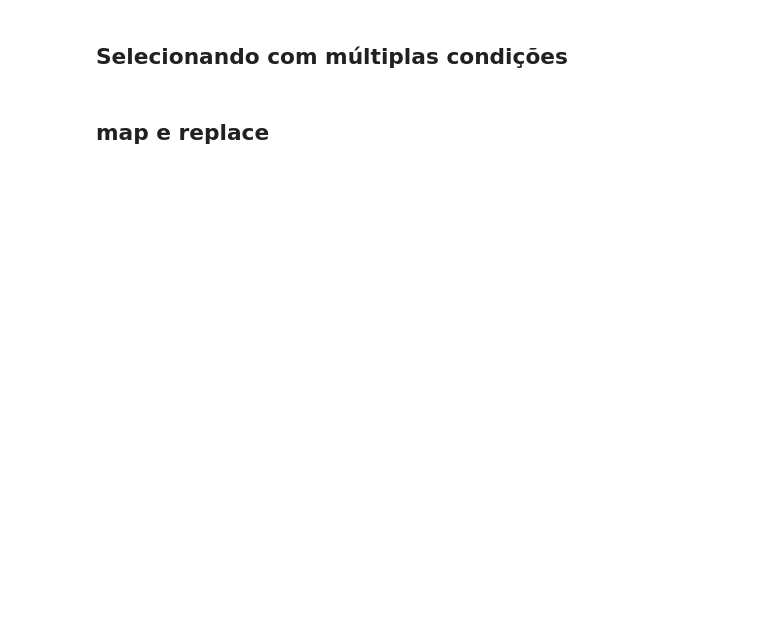
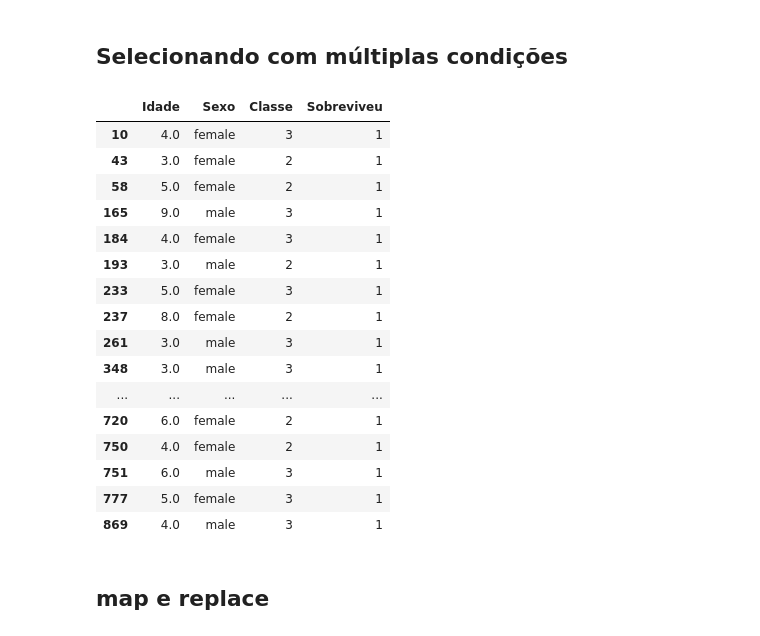
Before and after one commit to LuizPiresS/DataScienceMachineLearningEstatisticaUdemy, a Jupyter notebook: notebooks/04 - Pandas/Pandas - Vazio.ipynb, the cells around one changed output. Saved outputs shown, nothing was run; the diff lists cells and outputs as text; code cells hidden in the pictures; blank space fills up the shorter version.

```diff
--- a/notebooks/04 - Pandas/Pandas - Vazio.ipynb
+++ b/notebooks/04 - Pandas/Pandas - Vazio.ipynb
@@ -93,0 +100,2 @@ data.rename({'Name': 'Nome', 'Sex': 'Sexo'}, axis=1, inplace=True)
+# %%
+data.columns = ['IdPassageiro', 'Sobreviveu', 'Classe', 'Nome', 'Sexo', 'Idade', 'IrmaosConjuge', 'PaisFilhos', 'Bilhete', 'Tafira', 'Cabine', 'Embarque']
@@ -104,4 +224,24 @@ data.rename({'Name': 'Nome', 'Sex': 'Sexo'}, axis=1, inplace=True)
 # %% [markdown]
 ## Selecionando com múltiplas condições
+# %%
+data[['Idade', 'Sexo', 'Classe', 'Sobreviveu']].loc[(data['Idade'] >= 3 ) & (data['Idade'] <= 10) & (data['Sobreviveu'] == 1)]
+# %% [output]
+|  | Idade | Sexo | Classe | Sobreviveu |
+| 10 | 4.0 | female | 3 | 1 |
+| 43 | 3.0 | female | 2 | 1 |
+| 58 | 5.0 | female | 2 | 1 |
+| 165 | 9.0 | male | 3 | 1 |
+| 184 | 4.0 | female | 3 | 1 |
+| 193 | 3.0 | male | 2 | 1 |
+| 233 | 5.0 | female | 3 | 1 |
+| 237 | 8.0 | female | 2 | 1 |
+| 261 | 3.0 | male | 3 | 1 |
+| 348 | 3.0 | male | 3 | 1 |
+| ... | ... | ... | ... | ... |
+| 720 | 6.0 | female | 2 | 1 |
+| 750 | 4.0 | female | 2 | 1 |
+| 751 | 6.0 | male | 3 | 1 |
+| 777 | 5.0 | female | 3 | 1 |
+| 869 | 4.0 | male | 3 | 1 |
 # %% [markdown]
 ## map e replace
```
Also changed, not shown: parts of 23 cells of this notebook.
